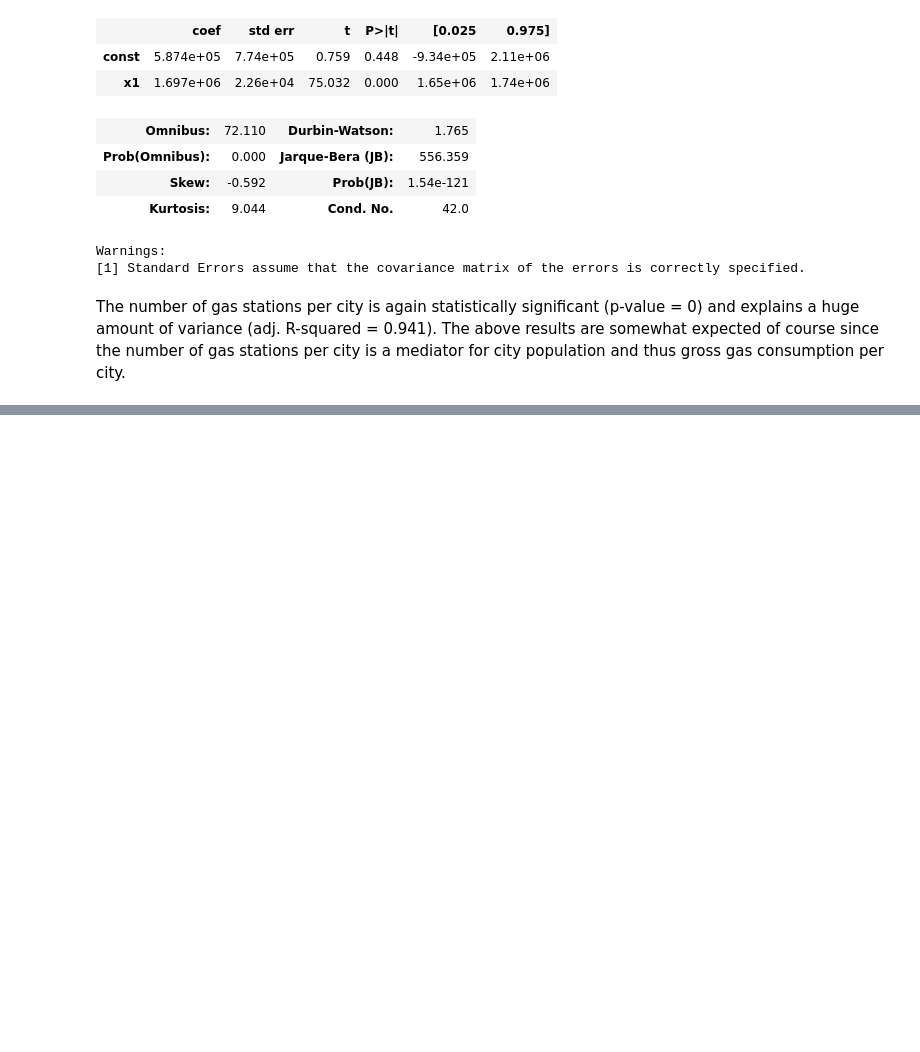
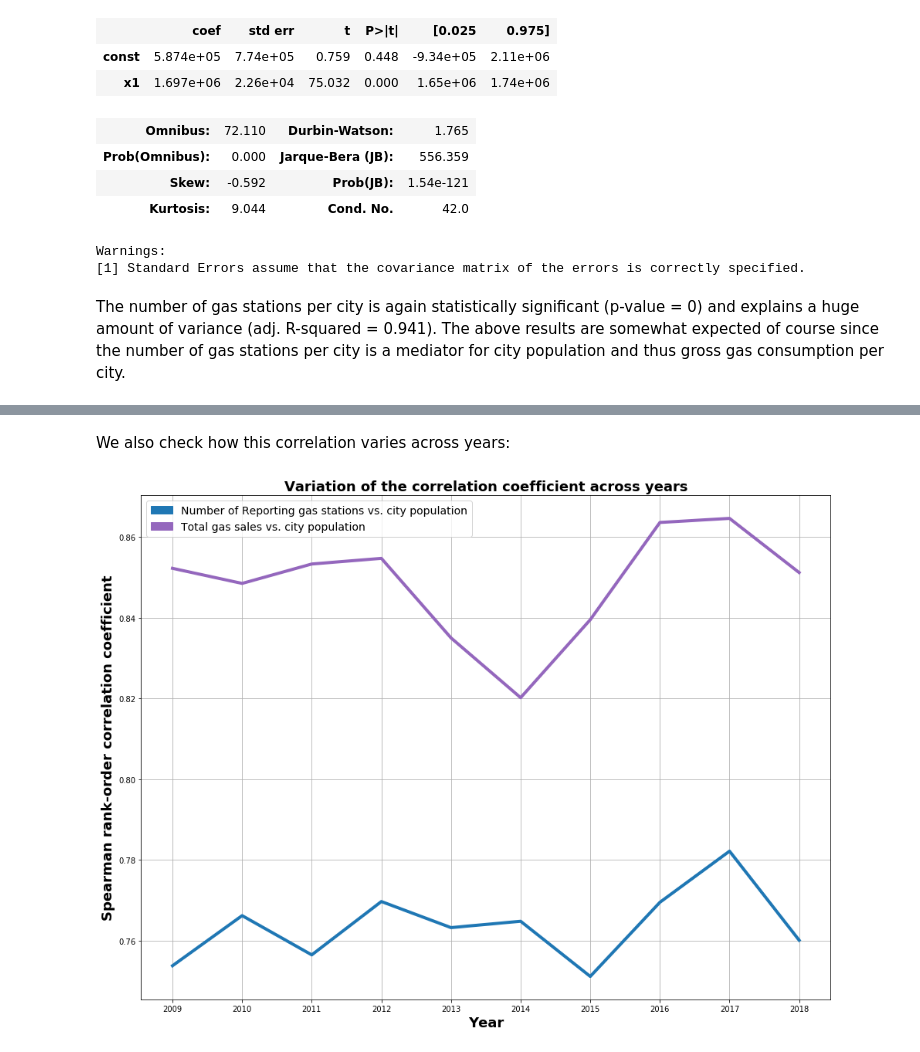
Before and after one commit to Abdoulis21/Coltura, a Jupyter notebook: Coltura_Gazoline.ipynb, the cells around one changed output, grey strips where cells are left out. Cells and saved outputs as stored; diff of their text form; code cells hidden in the pictures; blank space fills up the shorter version.

```diff
--- a/Coltura_Gazoline.ipynb
+++ b/Coltura_Gazoline.ipynb
@@ -228,0 +328,28 @@ The number of gas stations per city is again statistically significant (p-value
+# %% [markdown]
+We also check how this correlation varies across years:
+# %%
+corrStations = []
+corrGas = []
+
+for i in range(len(gasNames)):
+    corrStations.append(scipy.stats.spearmanr(dataAll["Population"].astype("int"),dataAll[stationNames[i]])[0])
+    corrGas.append(scipy.stats.spearmanr(dataAll["Population"].astype("int"),dataAll[gasNames[i]])[0])
+
+
+fig = plt.figure(figsize=(16,12))
+plt.plot(corrStations, color = '#1f77b4', linewidth = 4)
+plt.grid(True)
+plt.plot(corrGas, color = '#9467bd', linewidth = 4)
+plt.xlabel("Year",fontsize = 18, fontweight='bold')
+pos = [0,1,2,3,4,5,6,7,8,9]
+years = ["2009","2010","2011","2012","2013","2014","2015","2016","2017","2018","2019"]
+plt.xticks(pos, years)
+plt.ylabel("Spearman rank-order correlation coefficient", fontsize = 18, fontweight='bold')
+plt.title("Variation of the correlation coefficient across years",fontsize = 18, fontweight='bold')
+red1 = mpatches.Patch(color='#1f77b4', label="Number of Reporting gas stations vs. city population")
+red2 = mpatches.Patch(color='#9467bd', label="Total gas sales vs. city population")
+plt.legend(handles=[red1, red2],loc=0,fontsize=14)
+#plt.savefig("C:/Users/abazh/Desktop/meanReporting.png", dpu=300)
+plt.show(fig)
+# %% [output]
+[figure, added]
```
Also changed, not shown: parts of 30 cells of this notebook.
